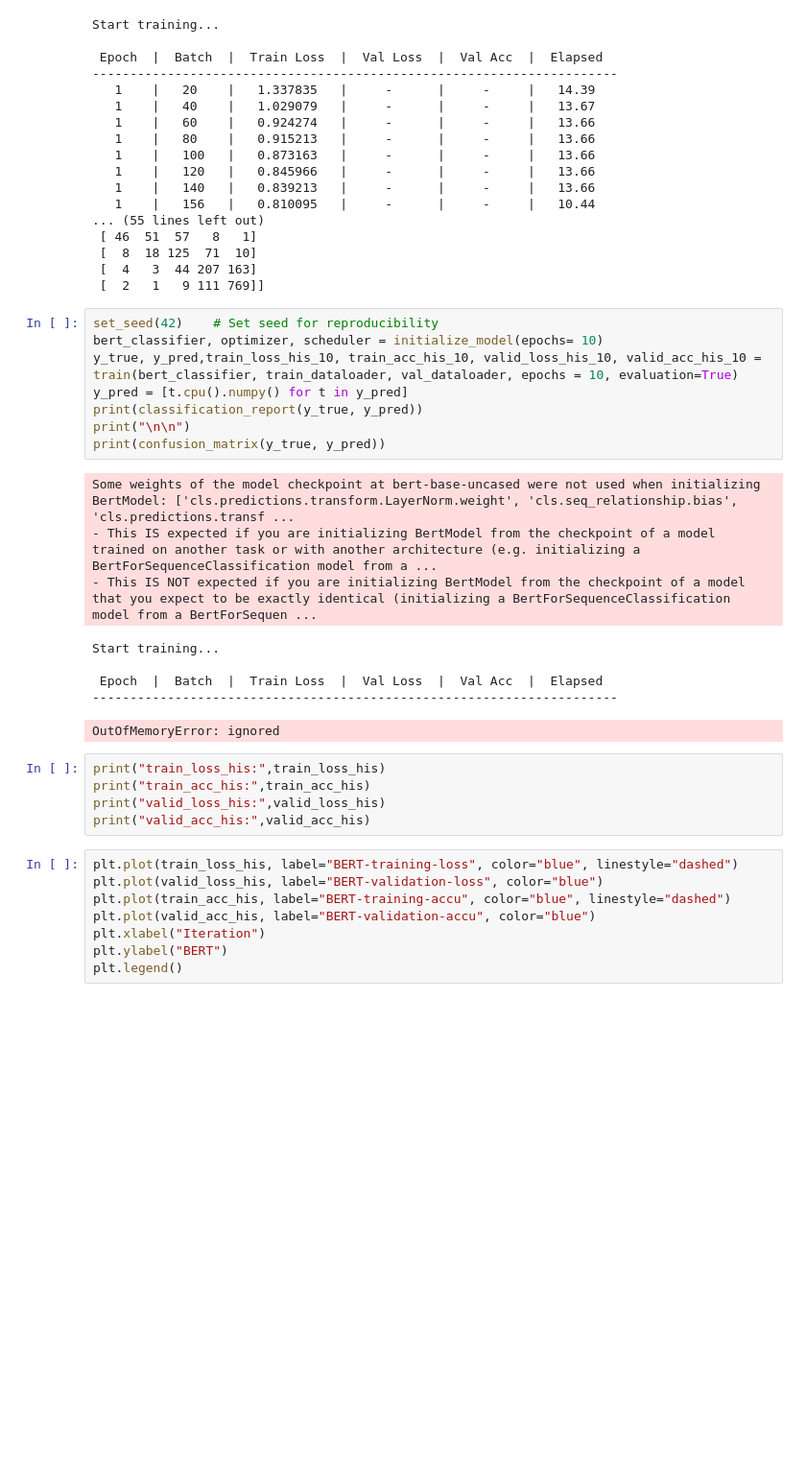
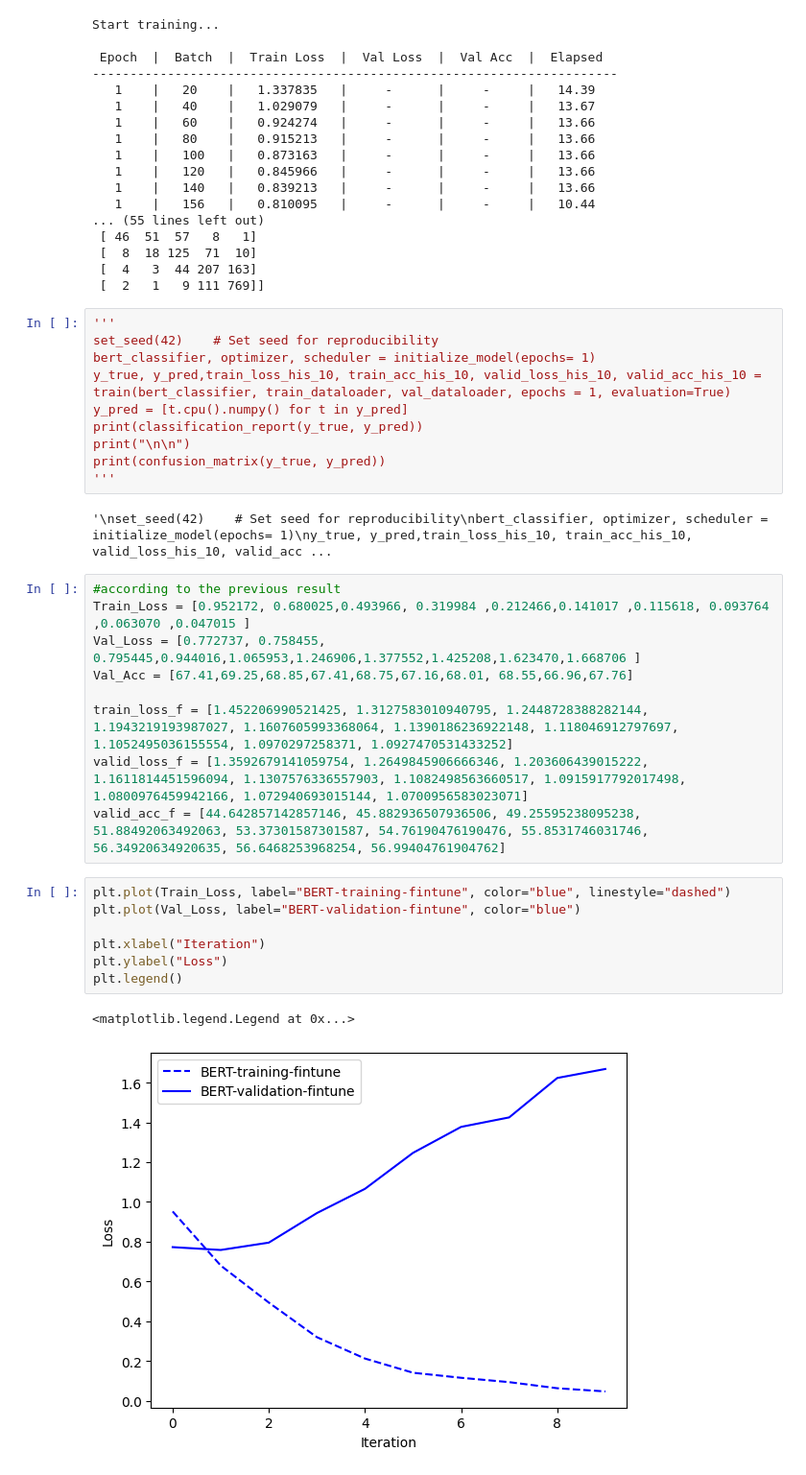
Before and after one commit to YanggWendy/sentiment-analysis, a Jupyter notebook: SVM_and_Bert.ipynb, the cells around one changed output. Shown: that part at 96% size. Cells and saved outputs as stored; diff of their text form; blank space fills up the shorter version.

```diff
--- a/SVM_and_Bert.ipynb
+++ b/SVM_and_Bert.ipynb
@@ -1114,35 +1192,36 @@ Start training...
  [  4   3  44 207 163]
  [  2   1   9 111 769]]
 # %%
+'''
 set_seed(42)    # Set seed for reproducibility
-bert_classifier, optimizer, scheduler = initialize_model(epochs= 10)
-y_true, y_pred,train_loss_his_10, train_acc_his_10, valid_loss_his_10, valid_acc_his_10 = train(bert_classifier, train_dataloader, val_dataloader, epochs = 10, evaluation=True)
+bert_classifier, optimizer, scheduler = initialize_model(epochs= 1)
+y_true, y_pred,train_loss_his_10, train_acc_his_10, valid_loss_his_10, valid_acc_his_10 = train(bert_classifier, train_dataloader, val_dataloader, epochs = 1, evaluation=True)
 y_pred = [t.cpu().numpy() for t in y_pred]
 print(classification_report(y_true, y_pred))
 print("\n\n")
 print(confusion_matrix(y_true, y_pred))
+'''
 # %% [output]
-Some weights of the model checkpoint at bert-base-uncased were not used when initializing BertModel: ['cls.predictions.transform.LayerNorm.weight', 'cls.seq_relationship.bias', 'cls.predictions.transf ...
-- This IS expected if you are initializing BertModel from the checkpoint of a model trained on another task or with another architecture (e.g. initializing a BertForSequenceClassification model from a ...
-- This IS NOT expected if you are initializing BertModel from the checkpoint of a model that you expect to be exactly identical (initializing a BertForSequenceClassification model from a BertForSequen ...
+'\nset_seed(42)    # Set seed for reproducibility\nbert_classifier, optimizer, scheduler = initialize_model(epochs= 1)\ny_true, y_pred,train_loss_his_10, train_acc_his_10, valid_loss_his_10, valid_acc ...
-Start training...
-
- Epoch  |  Batch  |  Train Loss  |  Val Loss  |  Val Acc  |  Elapsed
-----------------------------------------------------------------------
-OutOfMemoryError: ignored
-# %%
-print("train_loss_his:",train_loss_his)
-print("train_acc_his:",train_acc_his)
-print("valid_loss_his:",valid_loss_his)
-print("valid_acc_his:",valid_acc_his)
+# %%
+#according to the previous result
+Train_Loss = [0.952172, 0.680025,0.493966, 0.319984 ,0.212466,0.141017 ,0.115618, 0.093764 ,0.063070 ,0.047015 ]
+Val_Loss = [0.772737, 0.758455, 0.795445,0.944016,1.065953,1.246906,1.377552,1.425208,1.623470,1.668706 ]
+Val_Acc = [67.41,69.25,68.85,67.41,68.75,67.16,68.01, 68.55,66.96,67.76]
+
+train_loss_f = [1.452206990521425, 1.3127583010940795, 1.2448728388282144, 1.1943219193987027, 1.1607605993368064, 1.1390186236922148, 1.118046912797697, 1.1052495036155554, 1.0970297258371, 1.0927470531433252]
+valid_loss_f = [1.3592679141059754, 1.2649845906666346, 1.203606439015222, 1.1611814451596094, 1.1307576336557903, 1.1082498563660517, 1.0915917792017498, 1.0800976459942166, 1.072940693015144, 1.0700956583023071]
+valid_acc_f = [44.642857142857146, 45.882936507936506, 49.25595238095238, 51.88492063492063, 53.37301587301587, 54.76190476190476, 55.8531746031746, 56.34920634920635, 56.6468253968254, 56.99404761904762]
 # %%
-plt.plot(train_loss_his, label="BERT-training-loss", color="blue", linestyle="dashed")
-plt.plot(valid_loss_his, label="BERT-validation-loss", color="blue")
-plt.plot(train_acc_his, label="BERT-training-accu", color="blue", linestyle="dashed")
-plt.plot(valid_acc_his, label="BERT-validation-accu", color="blue")
+plt.plot(Train_Loss, label="BERT-training-fintune", color="blue", linestyle="dashed")
+plt.plot(Val_Loss, label="BERT-validation-fintune", color="blue")
+
 plt.xlabel("Iteration")
-plt.ylabel("BERT")
+plt.ylabel("Loss")
 plt.legend()
+# %% [output]
+<matplotlib.legend.Legend at 0x...>
+[figure, added]
 # %%
 plt.figure(figsize=(10,4))
 plt.subplot(1,2,1)
```
Also changed, not shown: parts of 16 cells of this notebook.
